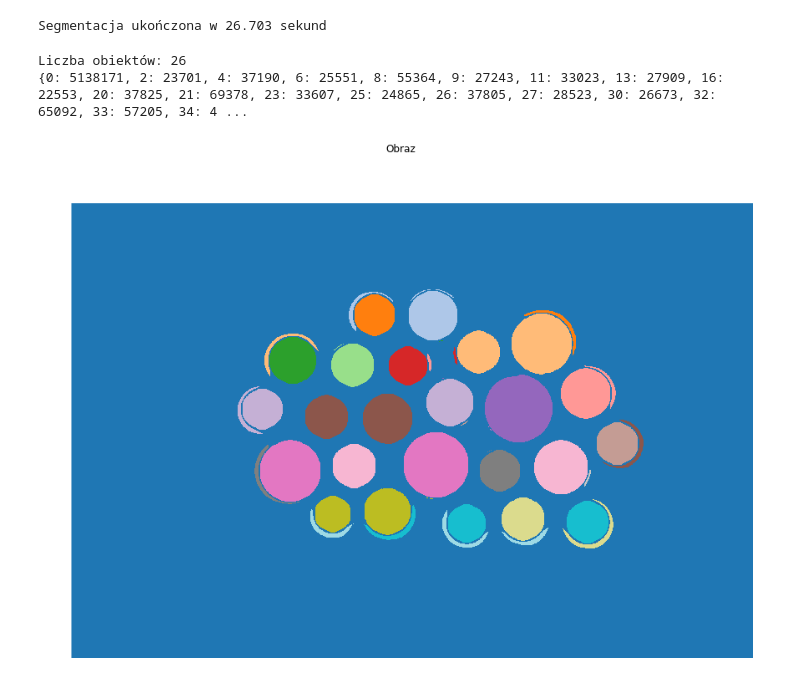
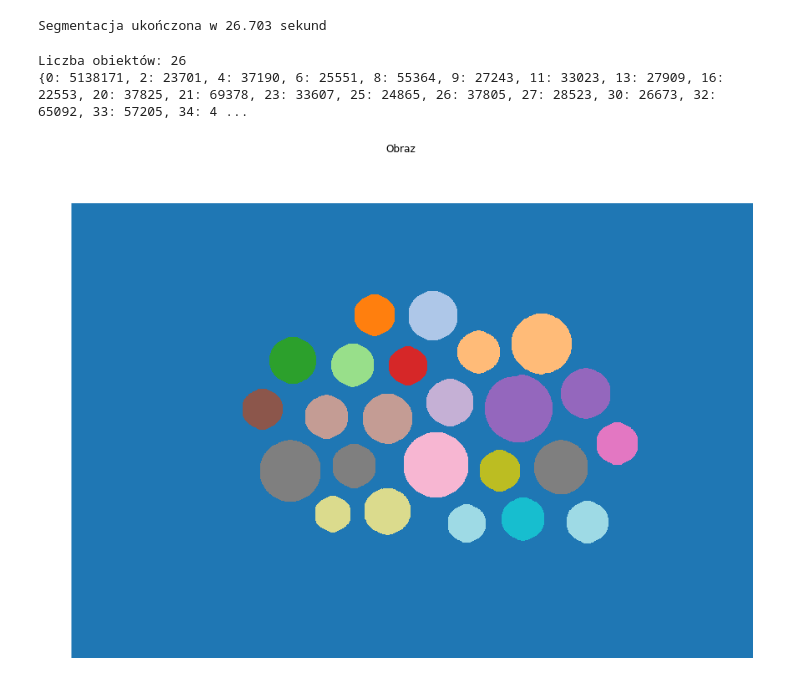
Before and after one commit to Machina123/ImageProcessing, a Jupyter notebook: FinalAssignment/01_assignment.ipynb, the cells around one changed output. Cells and saved outputs as stored; diff of their text form; code cells hidden in the pictures.

Commit message:
Bugfix: show "denoised" segmentation table

```diff
--- a/FinalAssignment/01_assignment.ipynb
+++ b/FinalAssignment/01_assignment.ipynb
@@ -138,11 +138,11 @@ Segmentacja ukończona w 26.703 sekund
 # %%
 denoised_segment = morphology.remove_small_objects(segment_table, min_size=7500)
 unique_elements, counts_elements = np.unique(denoised_segment, return_counts=True)
 obj_data = dict(zip(unique_elements, counts_elements))
 print("Liczba obiektów: %d" % len(obj_data))
 print(obj_data)
-showimg(segment_table, cmap="tab20")
+showimg(denoised_segment, cmap="tab20")
 # %% [output]
 Liczba obiektów: 26
 {0: 5138171, 2: 23701, 4: 37190, 6: 25551, 8: 55364, 9: 27243, 11: 33023, 13: 27909, 16: 22553, 20: 37825, 21: 69378, 23: 33607, 25: 24865, 26: 37805, 27: 28523, 30: 26673, 32: 65092, 33: 57205, 34: 4 ...
-[figure, old version]
+[figure, new version]
```
